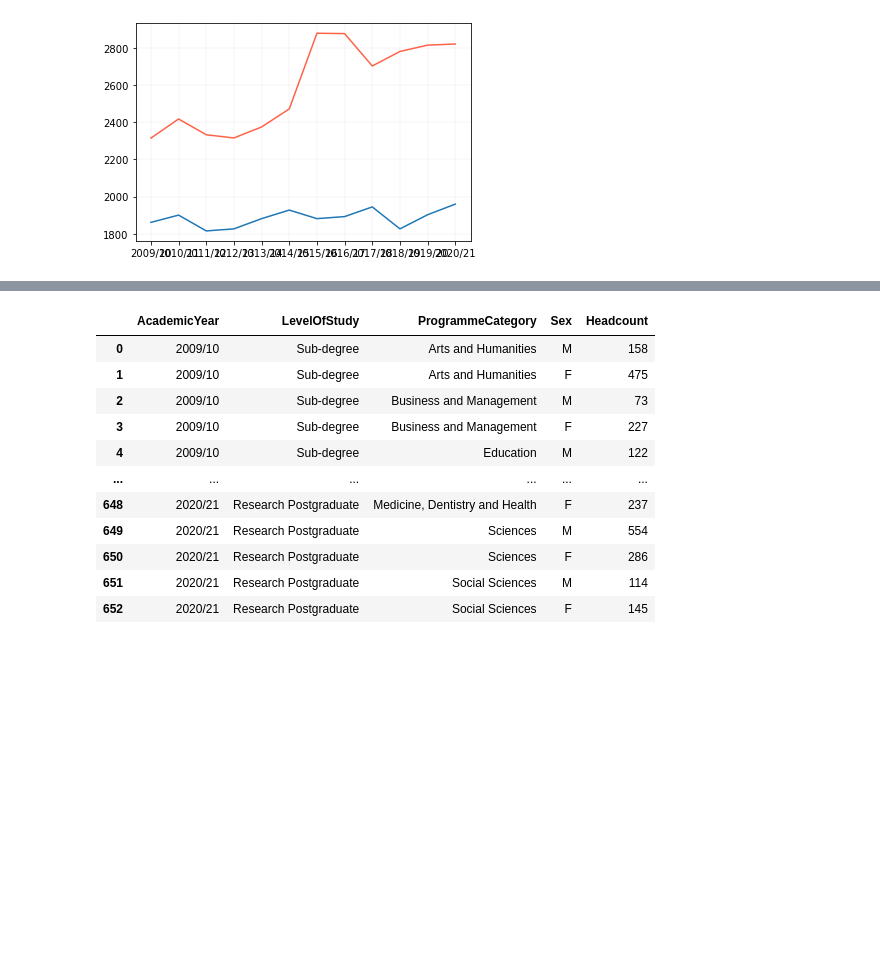
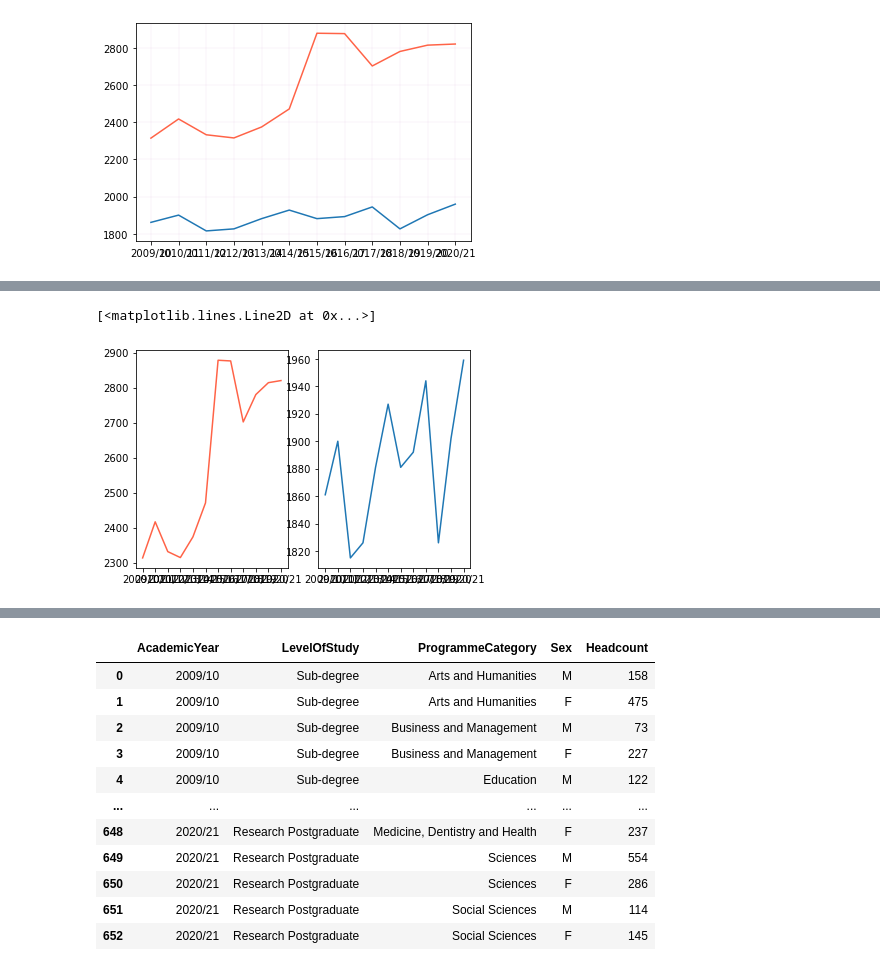
Before and after one commit to ngsanluk/PythonInter, a Jupyter notebook: Jupyter-Notebook/Day1.ipynb, the cells around one changed output, grey strips where cells are left out. Saved outputs shown, nothing was run; the diff lists cells and outputs as text; code cells hidden in the pictures; blank space fills up the shorter version.

```diff
--- a/Jupyter-Notebook/Day1.ipynb
+++ b/Jupyter-Notebook/Day1.ipynb
@@ -2493,0 +2514,9 @@ import seaborn as sns
+# %%
+plt.subplot(1,2,1)
+plt.plot(ug_bm_f['AcademicYear'], ug_bm_f['Headcount'], label = "Female", c="tomato")
+
+plt.subplot(1,2,2)
+plt.plot(ug_bm_m['AcademicYear'], ug_bm_m['Headcount'], label = "Male")
+# %% [output]
+[<matplotlib.lines.Line2D at 0x...>]
+[figure, added]
```
Also changed, not shown: parts of 27 cells of this notebook, 3 other files.
